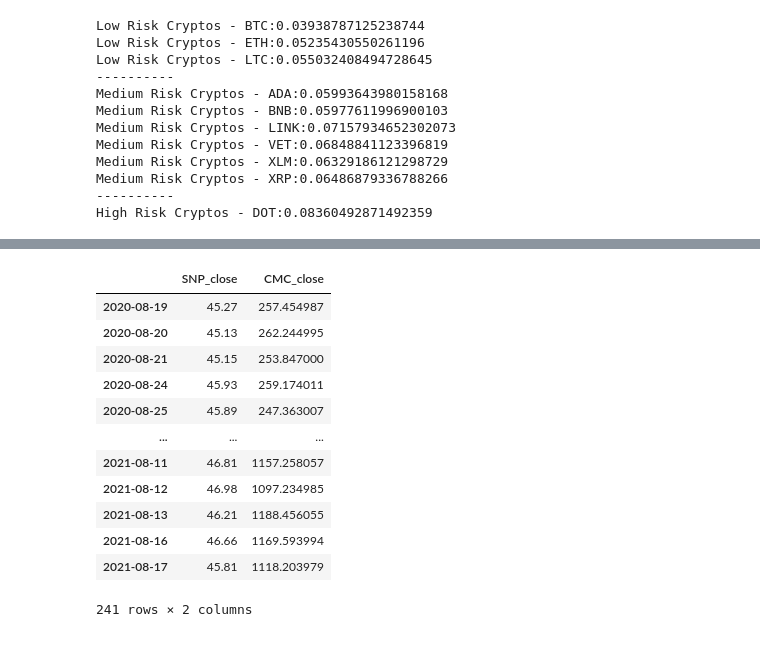
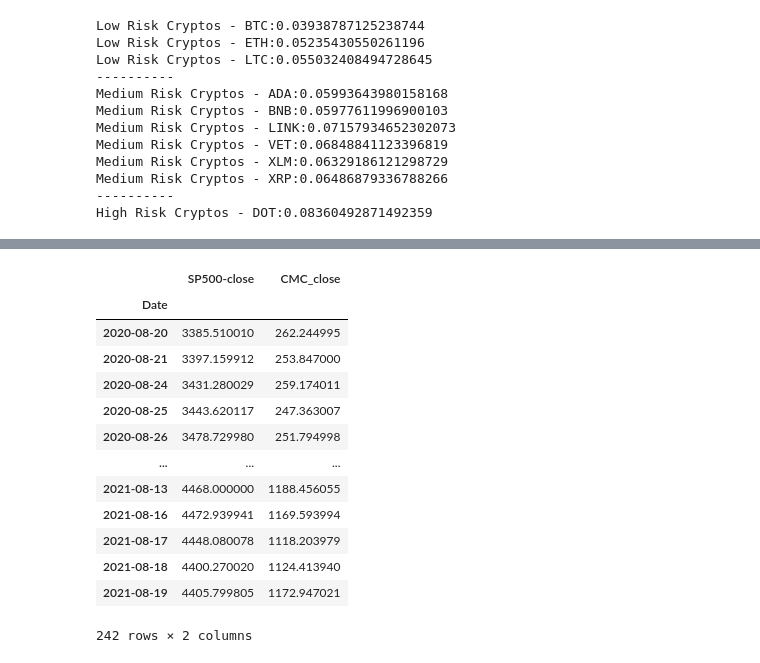
Before and after one commit to jpmaddox97/Dynamic_Portfolio_Management, a Jupyter notebook: main.ipynb, the cells around one changed output, grey strips where cells are left out. Saved outputs shown, nothing was run; the diff lists cells and outputs as text; code cells hidden in the pictures.

```diff
--- a/main.ipynb
+++ b/main.ipynb
@@ -110,0 +116,5 @@ snp_index
+# %%
+sp500 = sp500_index.sp500(1)
+# %%
+sp500.columns =['SP500-close']
+sp500
@@ -129,21 +154,22 @@ cmc
 # %%
-index = pd.concat([snp_index, cmc], axis=1)
+index = pd.concat([sp500, cmc], axis=1)
 index.dropna(inplace=True)
 index
 # %% [output]
-|  | SNP_close | CMC_close |
-| 2020-08-19 | 45.27 | 257.454987 |
-| 2020-08-20 | 45.13 | 262.244995 |
-| 2020-08-21 | 45.15 | 253.847000 |
-| 2020-08-24 | 45.93 | 259.174011 |
-| 2020-08-25 | 45.89 | 247.363007 |
+|  | SP500-close | CMC_close |
+| Date |  |  |
+| 2020-08-20 | 3385.510010 | 262.244995 |
+| 2020-08-21 | 3397.159912 | 253.847000 |
+| 2020-08-24 | 3431.280029 | 259.174011 |
+| 2020-08-25 | 3443.620117 | 247.363007 |
+| 2020-08-26 | 3478.729980 | 251.794998 |
 | ... | ... | ... |
-| 2021-08-11 | 46.81 | 1157.258057 |
-| 2021-08-12 | 46.98 | 1097.234985 |
-| 2021-08-13 | 46.21 | 1188.456055 |
-| 2021-08-16 | 46.66 | 1169.593994 |
-| 2021-08-17 | 45.81 | 1118.203979 |
+| 2021-08-13 | 4468.000000 | 1188.456055 |
+| 2021-08-16 | 4472.939941 | 1169.593994 |
+| 2021-08-17 | 4448.080078 | 1118.203979 |
+| 2021-08-18 | 4400.270020 | 1124.413940 |
+| 2021-08-19 | 4405.799805 | 1172.947021 |
-241 rows × 2 columns
+242 rows × 2 columns
 # %%
 # plot_cmc = cmc.hvplot.line(title='CMC200 Index', rot=90)
 # %%
```
Also changed, not shown: parts of 14 cells of this notebook, 4 other files.
